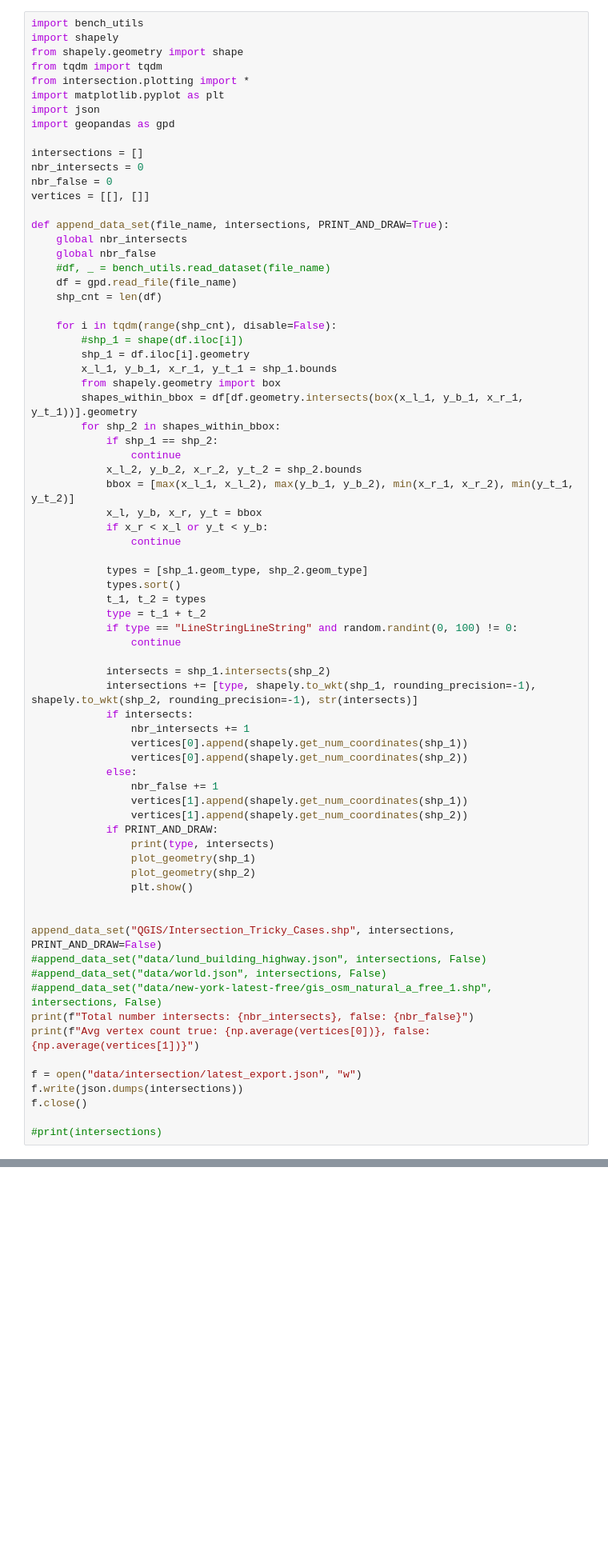
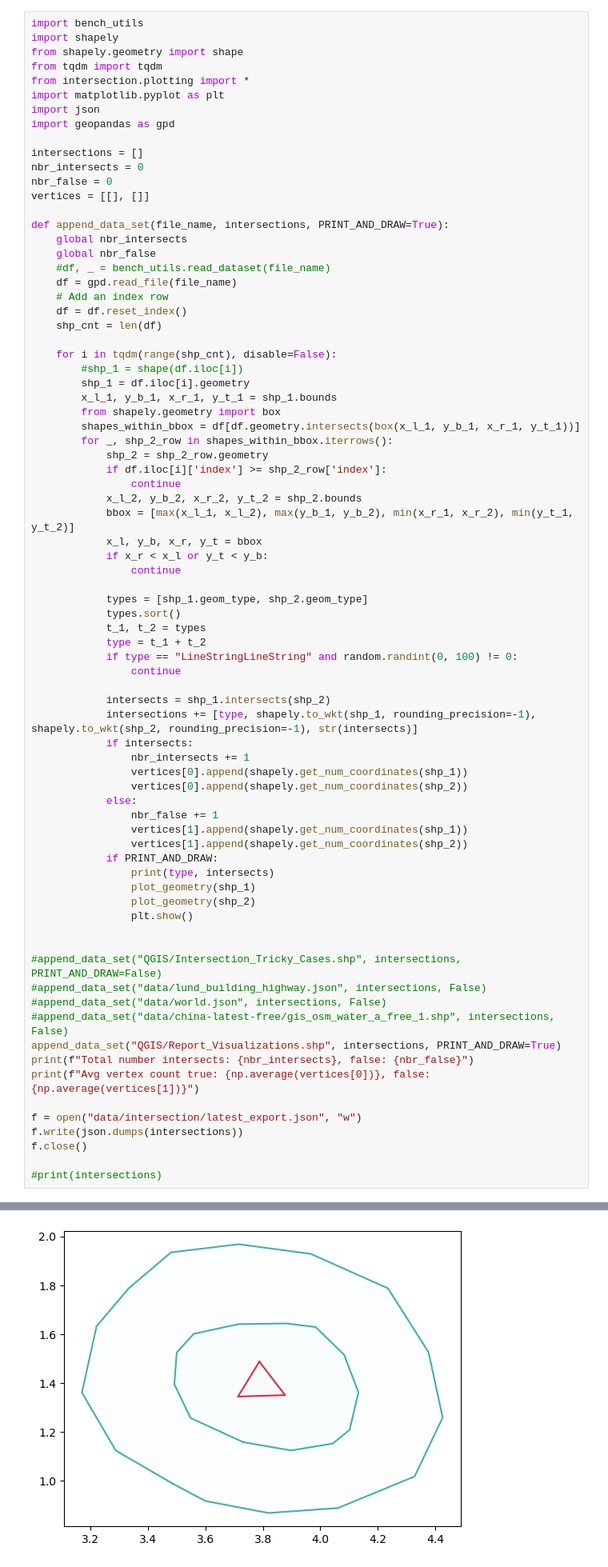
Before and after one commit to SimonErlandsson/Operable-Maps-Compression, a Jupyter notebook: Intersection_Data_Collector.ipynb, the cells around one changed output, grey strips where cells are left out. Shown at 80% size. Saved outputs shown, nothing was run; the diff lists cells and outputs as text; blank space fills up the shorter version.

```diff
--- a/Intersection_Data_Collector.ipynb
+++ b/Intersection_Data_Collector.ipynb
@@ -18,6 +18,8 @@ def append_data_set(file_name, intersections, PRINT_AND_DRAW=True):
     global nbr_false
     #df, _ = bench_utils.read_dataset(file_name)
     df = gpd.read_file(file_name)
+    # Add an index row
+    df = df.reset_index()
     shp_cnt = len(df)
 
     for i in tqdm(range(shp_cnt), disable=False):
@@ -25,9 +27,10 @@ def append_data_set(file_name, intersections, PRINT_AND_DRAW=True):
         shp_1 = df.iloc[i].geometry
         x_l_1, y_b_1, x_r_1, y_t_1 = shp_1.bounds
         from shapely.geometry import box
-        shapes_within_bbox = df[df.geometry.intersects(box(x_l_1, y_b_1, x_r_1, y_t_1))].geometry
-        for shp_2 in shapes_within_bbox:
-            if shp_1 == shp_2:
+        shapes_within_bbox = df[df.geometry.intersects(box(x_l_1, y_b_1, x_r_1, y_t_1))]
+        for _, shp_2_row in shapes_within_bbox.iterrows():
+            shp_2 = shp_2_row.geometry
+            if df.iloc[i]['index'] >= shp_2_row['index']:
                 continue
             x_l_2, y_b_2, x_r_2, y_t_2 = shp_2.bounds
             bbox = [max(x_l_1, x_l_2), max(y_b_1, y_b_2), min(x_r_1, x_r_2), min(y_t_1, y_t_2)]
@@ -59,10 +62,11 @@ def append_data_set(file_name, intersections, PRINT_AND_DRAW=True):
                 plt.show()
 
 
-append_data_set("QGIS/Intersection_Tricky_Cases.shp", intersections, PRINT_AND_DRAW=False)
+#append_data_set("QGIS/Intersection_Tricky_Cases.shp", intersections, PRINT_AND_DRAW=False)
 #append_data_set("data/lund_building_highway.json", intersections, False)
 #append_data_set("data/world.json", intersections, False)
-#append_data_set("data/new-york-latest-free/gis_osm_natural_a_free_1.shp", intersections, False)
+#append_data_set("data/china-latest-free/gis_osm_water_a_free_1.shp", intersections, False)
+append_data_set("QGIS/Report_Visualizations.shp", intersections, PRINT_AND_DRAW=True)
 print(f"Total number intersects: {nbr_intersects}, false: {nbr_false}")
 print(f"Avg vertex count true: {np.average(vertices[0])}, false: {np.average(vertices[1])}")
 
@@ -76,0 +82 @@ Avg vertex count true: 62.35, false: 17.5
+[figure, added]
```
Also changed, not shown: parts of 1 cell of this notebook, 24 other files.
